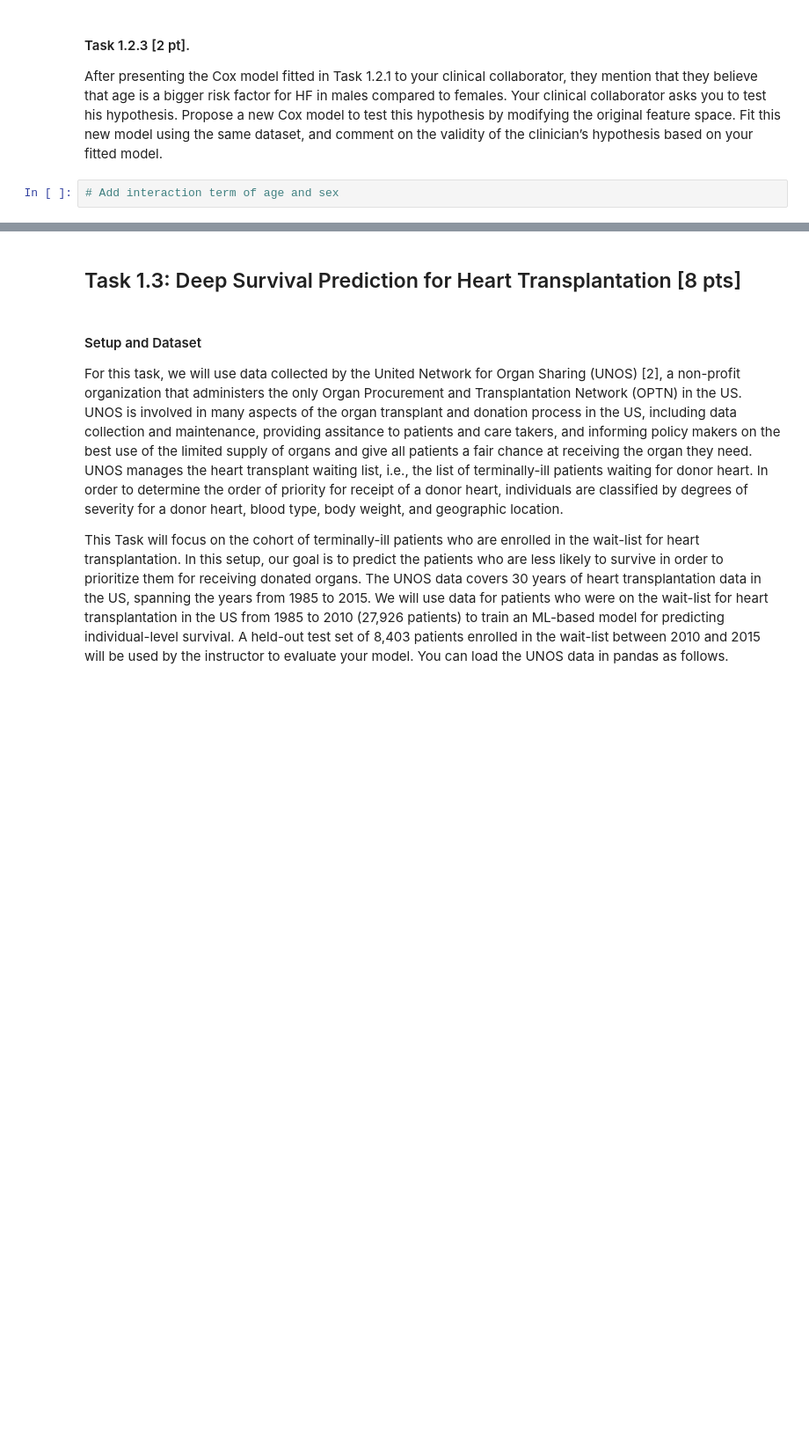
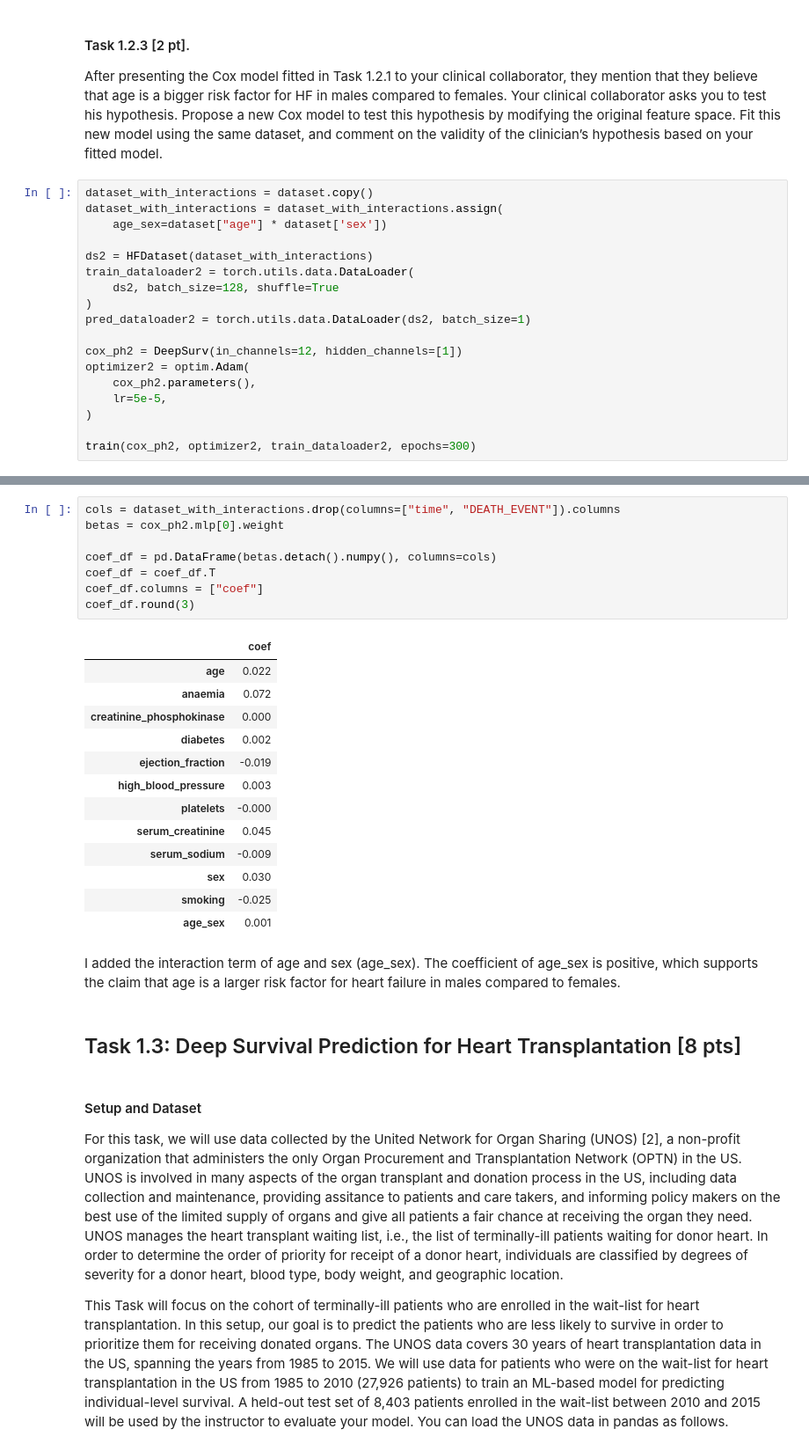
Before and after one commit to aarontyliu/cph-200b, a Jupyter notebook: Proiect 1/CPH_200B_Project_1_Survival_Analysis_and_Prediction.ipynb, the cells around one changed output, grey strips where cells are left out. Shown: that part at 88% size. Drawn from its saved outputs; the diff is of its cells as text; blank space fills up the shorter version.

```diff
--- a/Proiect 1/CPH_200B_Project_1_Survival_Analysis_and_Prediction.ipynb
+++ b/Proiect 1/CPH_200B_Project_1_Survival_Analysis_and_Prediction.ipynb
@@ -567,4 +600,20 @@ collaborator asks you to test his hypothesis. Propose a new Cox model to test th
 the original feature space. Fit this new model using the same dataset, and comment on the validity of the
 clinician’s hypothesis based on your fitted model.
 # %%
-# Add interaction term of age and sex
+dataset_with_interactions = dataset.copy()
+dataset_with_interactions = dataset_with_interactions.assign(
+    age_sex=dataset["age"] * dataset['sex'])
+
+ds2 = HFDataset(dataset_with_interactions)
+train_dataloader2 = torch.utils.data.DataLoader(
+    ds2, batch_size=128, shuffle=True
+)
+pred_dataloader2 = torch.utils.data.DataLoader(ds2, batch_size=1)
+
+cox_ph2 = DeepSurv(in_channels=12, hidden_channels=[1])
+optimizer2 = optim.Adam(
+    cox_ph2.parameters(),
+    lr=5e-5,
+)
+
+train(cox_ph2, optimizer2, train_dataloader2, epochs=300)
@@ -571,3 +638,27 @@ clinician’s hypothesis based on your fitted model.
+# %%
+cols = dataset_with_interactions.drop(columns=["time", "DEATH_EVENT"]).columns
+betas = cox_ph2.mlp[0].weight
+
+coef_df = pd.DataFrame(betas.detach().numpy(), columns=cols)
+coef_df = coef_df.T
+coef_df.columns = ["coef"]
+coef_df.round(3)
+# %% [output]
+|  | coef |
+| age | 0.022 |
+| anaemia | 0.072 |
+| creatinine_phosphokinase | 0.000 |
+| diabetes | 0.002 |
+| ejection_fraction | -0.019 |
+| high_blood_pressure | 0.003 |
+| platelets | -0.000 |
+| serum_creatinine | 0.045 |
+| serum_sodium | -0.009 |
+| sex | 0.030 |
+| smoking | -0.025 |
+| age_sex | 0.001 |
+# %% [markdown]
+I added the interaction term of age and sex (age_sex). The coefficient of age_sex is positive, which supports the claim that age is a larger risk factor for heart failure in males compared to females.
 # %% [markdown]
 ## Task 1.3: Deep Survival Prediction for Heart Transplantation [8 pts]
 # %% [markdown]
```
Also changed, not shown: parts of 39 cells of this notebook.
